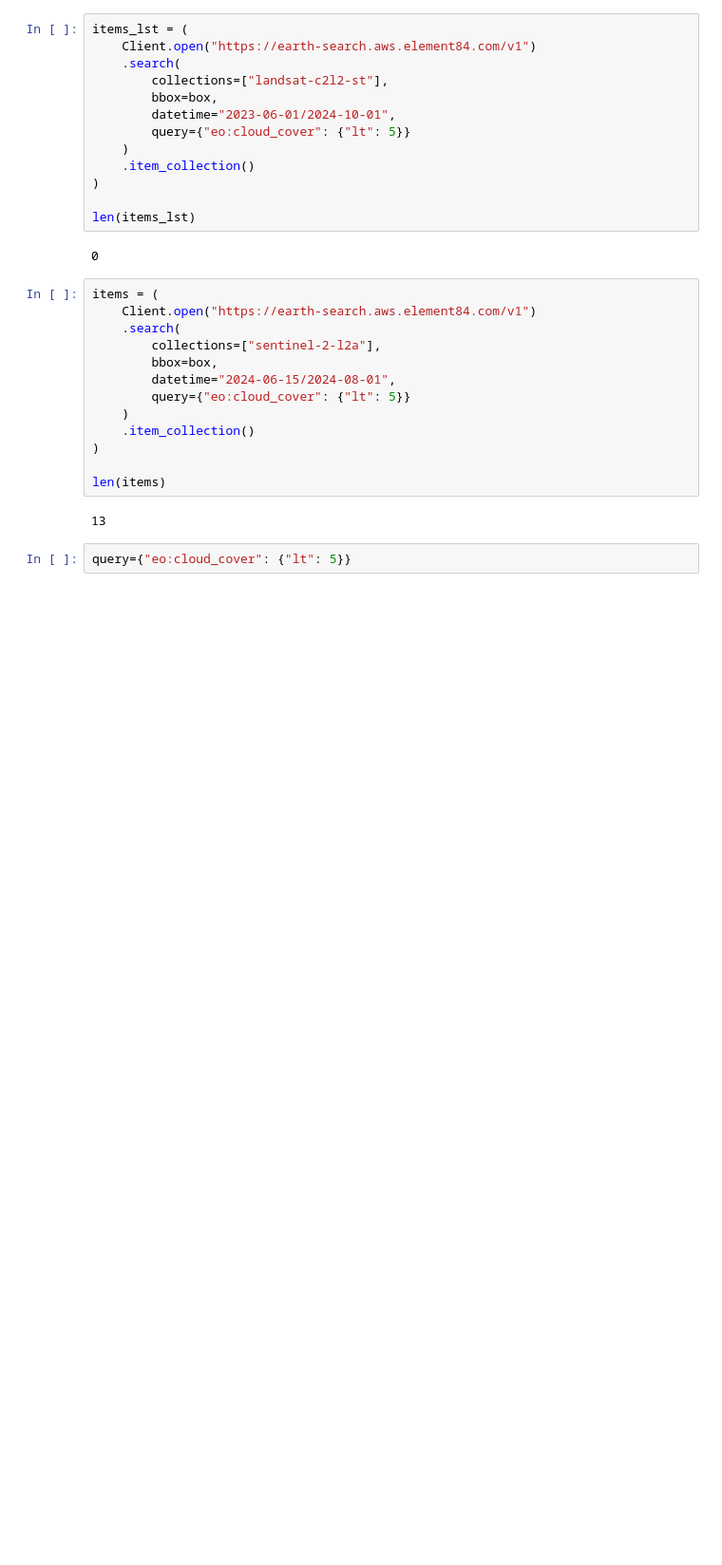
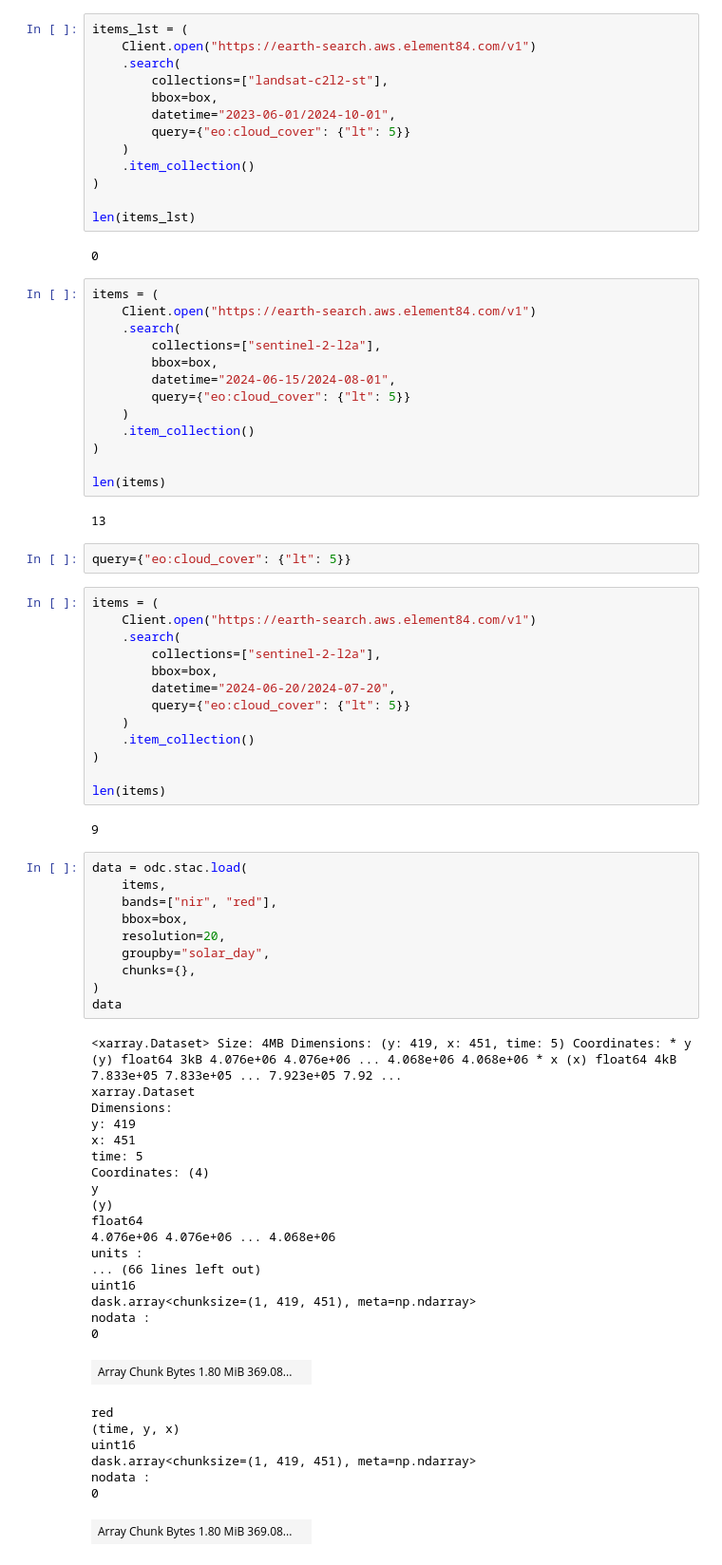
Before and after one commit to espm-157/Final-Luis, a Jupyter notebook: notebook.ipynb, the cells around one changed output. Shown at 95% size. Cells and saved outputs as stored; diff of their text form; blank space fills up the shorter version.

Commit message:
ndvi, data load

```diff
--- a/notebook.ipynb
+++ b/notebook.ipynb
@@ -95,3 +95,54 @@ len(items)
 13
 # %%
 query={"eo:cloud_cover": {"lt": 5}}
+# %%
+items = (
+    Client.open("https://earth-search.aws.element84.com/v1")
+    .search(
+        collections=["sentinel-2-l2a"],
+        bbox=box,
+        datetime="2024-06-20/2024-07-20",
+        query={"eo:cloud_cover": {"lt": 5}}
+    )
+    .item_collection()
+)
+
+len(items)
+# %% [output]
+9
+# %%
+data = odc.stac.load(
+    items,
+    bands=["nir", "red"],
+    bbox=box,
+    resolution=20,
+    groupby="solar_day",
+    chunks={},
+)
+data
+# %% [output]
+<xarray.Dataset> Size: 4MB Dimensions: (y: 419, x: 451, time: 5) Coordinates: * y (y) float64 3kB 4.076e+06 4.076e+06 ... 4.068e+06 4.068e+06 * x (x) float64 4kB 7.833e+05 7.833e+05 ... 7.923e+05 7.92 ...
+xarray.Dataset
+Dimensions:
+y: 419
+x: 451
+time: 5
+Coordinates: (4)
+y
+(y)
+float64
+4.076e+06 4.076e+06 ... 4.068e+06
+units :
+... (66 lines left out)
+uint16
+dask.array<chunksize=(1, 419, 451), meta=np.ndarray>
+nodata :
+0
+| Array Chunk Bytes 1.80 MiB 369.08... |  |
+red
+(time, y, x)
+uint16
+dask.array<chunksize=(1, 419, 451), meta=np.ndarray>
+nodata :
+0
+| Array Chunk Bytes 1.80 MiB 369.08... |  |
```
Also changed, not shown: parts of 2 cells of this notebook.
